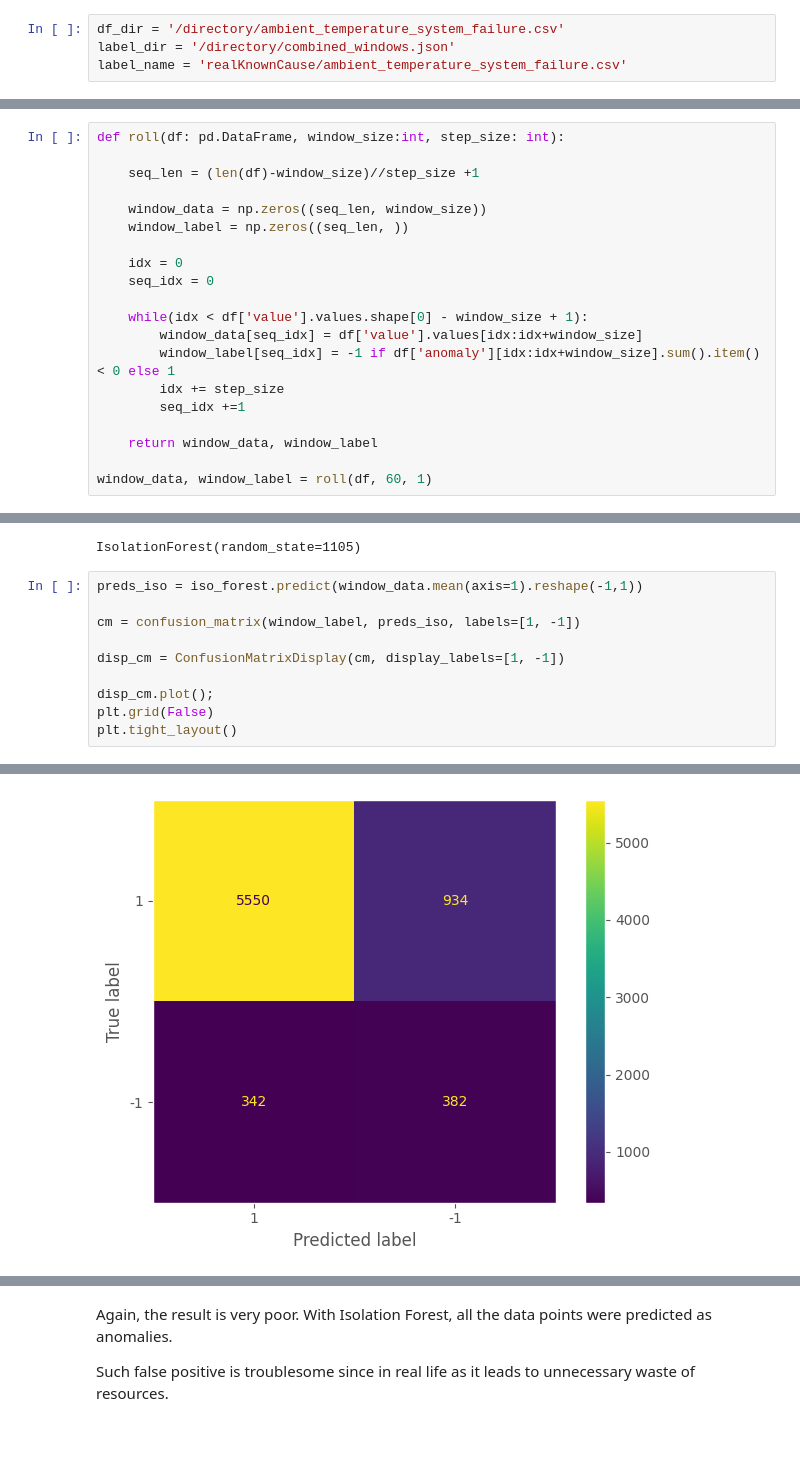
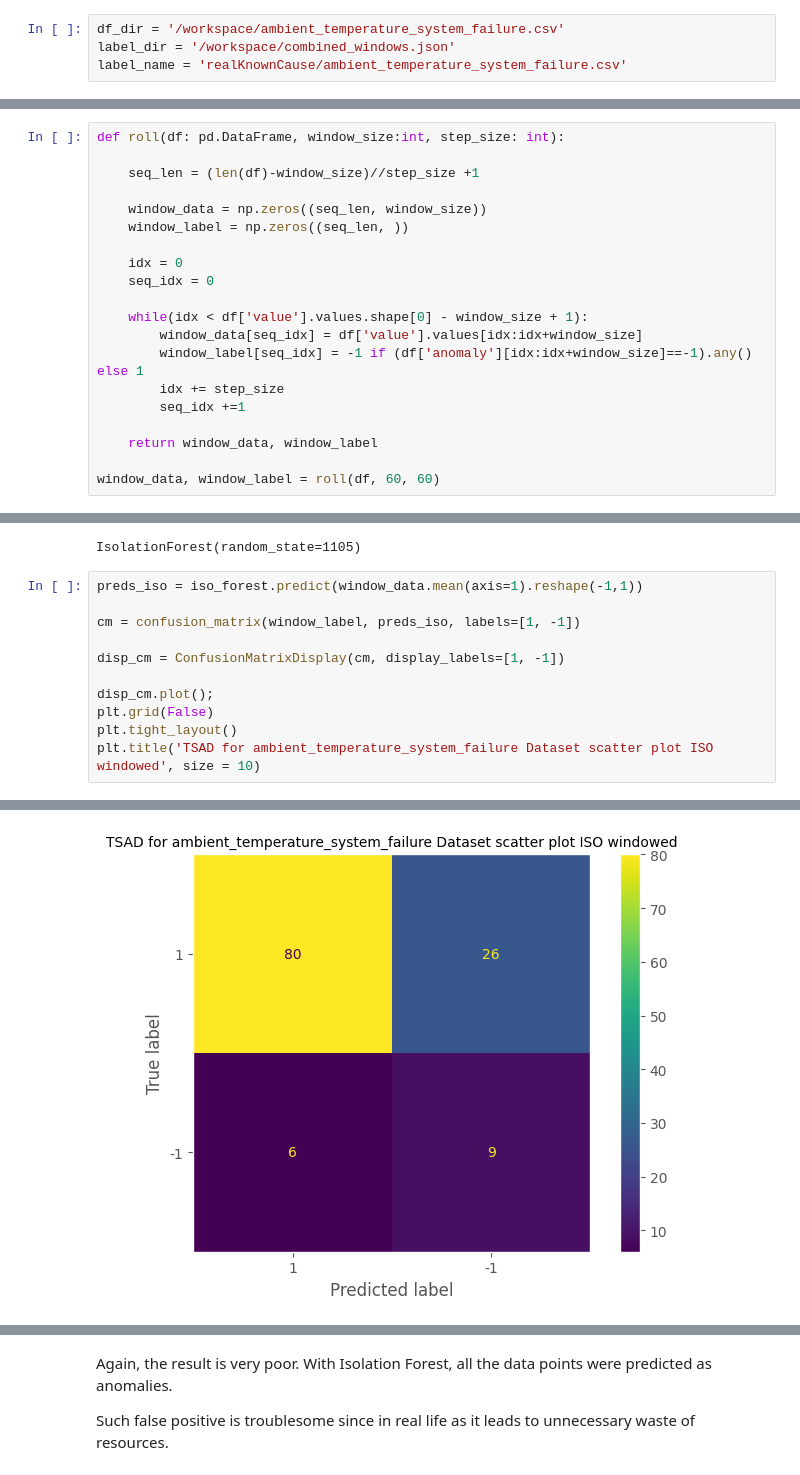
Before and after one commit to SeungHunHan11/Time-Implementations, a Jupyter notebook: machine learning based/TSAD_machine_learning.ipynb, the cells around one changed output, grey strips where cells are left out. Cells and saved outputs as stored; diff of their text form; blank space fills up the shorter version.

Commit message:
Using Correct Window

```diff
--- a/machine learning based/TSAD_machine_learning.ipynb
+++ b/machine learning based/TSAD_machine_learning.ipynb
@@ -33,8 +33,8 @@ import numpy as np
 import matplotlib.pyplot as plt
 import json
 # %%
-df_dir = '/directory/ambient_temperature_system_failure.csv'
-label_dir = '/directory/combined_windows.json'
+df_dir = '/workspace/ambient_temperature_system_failure.csv'
+label_dir = '/workspace/combined_windows.json'
 label_name = 'realKnownCause/ambient_temperature_system_failure.csv'
 # %%
 def label_anomaly(data_dir , label_dir, label_name):
@@ -275,13 +281,13 @@ def roll(df: pd.DataFrame, window_size:int, step_size: int):
 
     while(idx < df['value'].values.shape[0] - window_size + 1):
         window_data[seq_idx] = df['value'].values[idx:idx+window_size]
-        window_label[seq_idx] = -1 if df['anomaly'][idx:idx+window_size].sum().item() < 0 else 1
+        window_label[seq_idx] = -1 if (df['anomaly'][idx:idx+window_size]==-1).any() else 1
         idx += step_size
         seq_idx +=1
 
     return window_data, window_label
 
-window_data, window_label = roll(df, 60, 1)
+window_data, window_label = roll(df, 60, 60)
 # %%
 iso_forest = IsolationForest(random_state=1105)
 
@@ -298,4 +304,5 @@ disp_cm = ConfusionMatrixDisplay(cm, display_labels=[1, -1])
 disp_cm.plot();
 plt.grid(False)
 plt.tight_layout()
+plt.title('TSAD for ambient_temperature_system_failure Dataset scatter plot ISO windowed', size = 10)
 # %% [output]
@@ -302,4 +310,4 @@ plt.tight_layout()
-[figure, old version]
+[figure, new version]
 # %%
 return_metrics(window_label, preds_iso)
 # %% [output]
```
Also changed, not shown: parts of 7 cells of this notebook, 16 other files.
